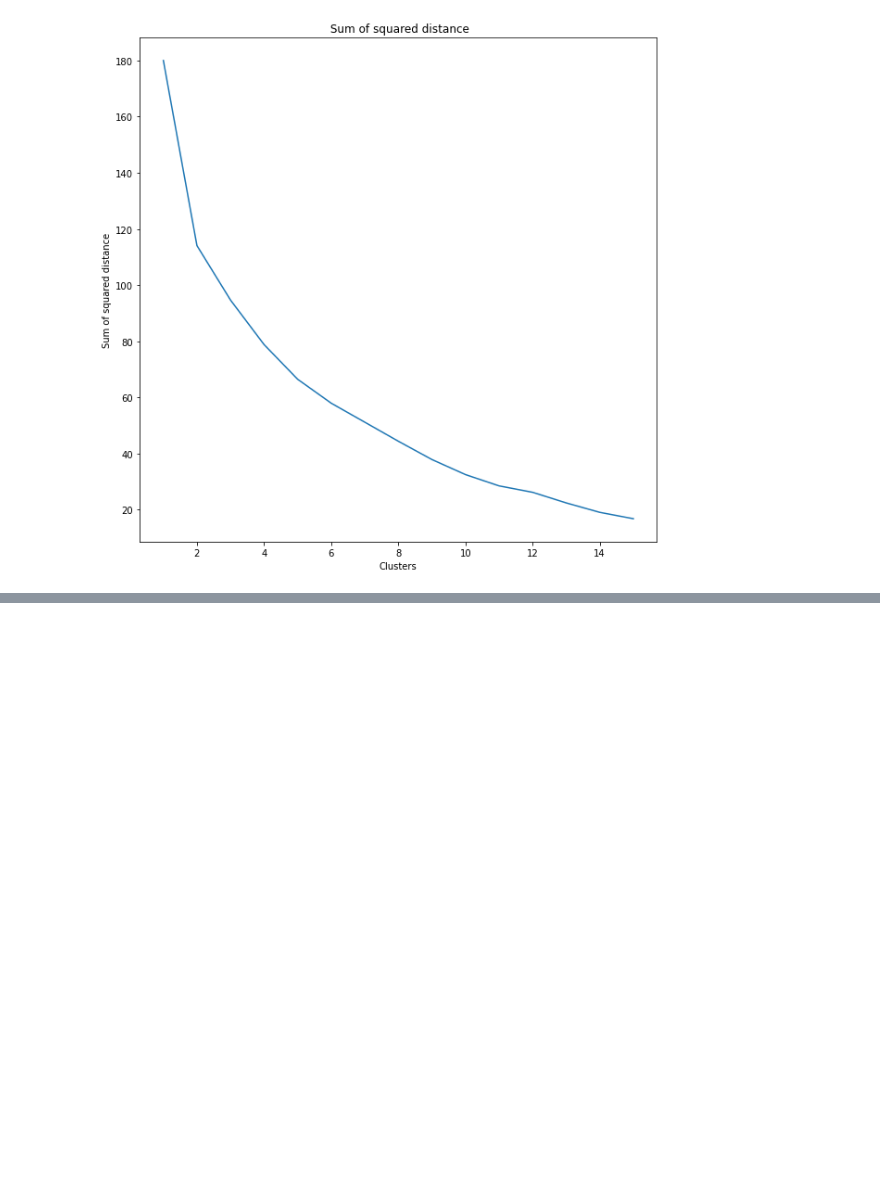
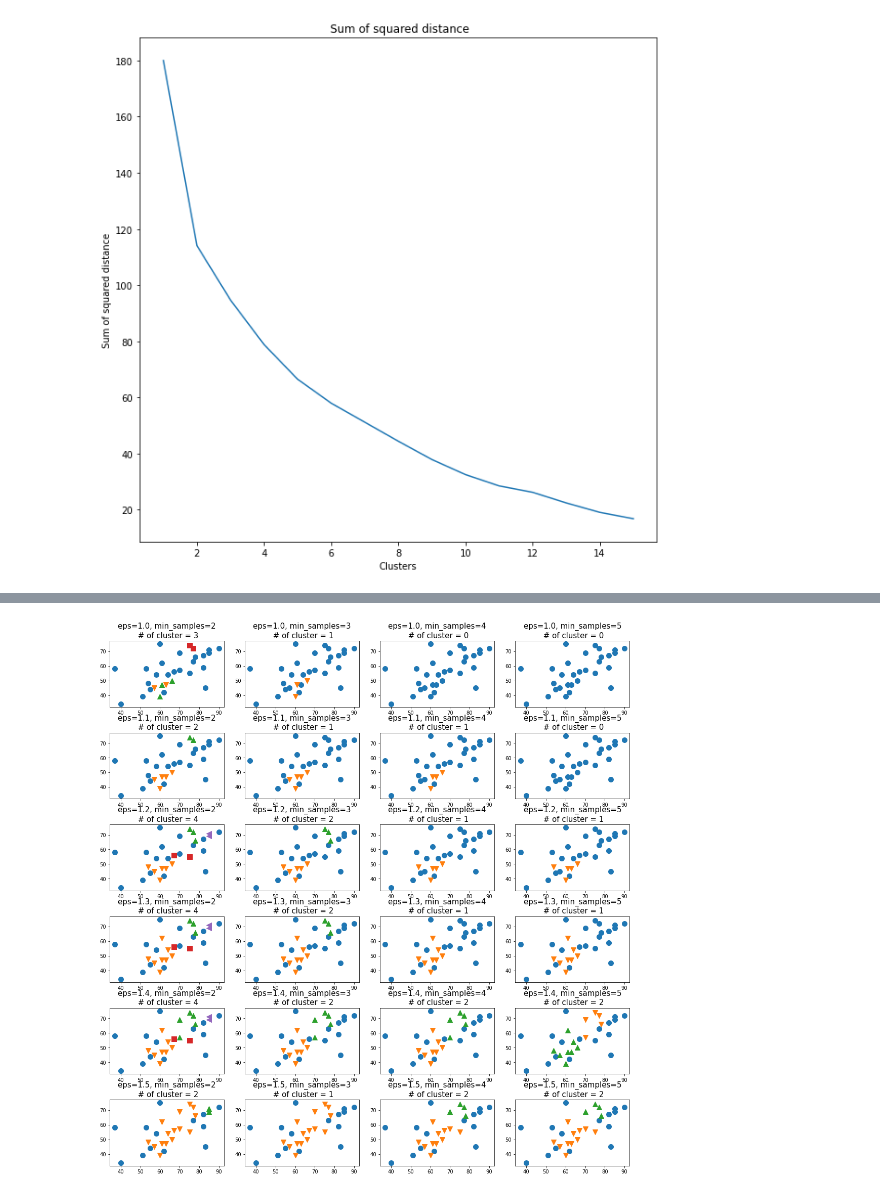
Before and after one commit to nsh6547/POSCO_Ai-BigData_academy, a Jupyter notebook: Week2_BigData/수업/A1_노선호_빅데이터2_1121.ipynb, the cells around one changed output, grey strips where cells are left out. Saved outputs shown, nothing was run; the diff lists cells and outputs as text; code cells hidden in the pictures; blank space fills up the shorter version.

```diff
--- a/Week2_BigData/수업/A1_노선호_빅데이터2_1121.ipynb
+++ b/Week2_BigData/수업/A1_노선호_빅데이터2_1121.ipynb
@@ -211,4 +212,5 @@ Text(0, 0.5, 'Sum of squared distance')
 clus=KMeans(5)
 clus.fit(df_raw_x)
 cluster_kmeans=[i+1 for i in clus.labels_]
-df["ClusterKmeans"]
+df["ClusterKmeans"] = cluster_kmeans
+df.head()
@@ -214,0 +240,23 @@ df["ClusterKmeans"]
+# %%
+
+X=df['DISSATIS']
+Y=df['CHANCE']
+
+markers = ['o','v','^','s','<','>','p','D']
+
+para_eps =[k/10 for k in range(10, 16)]
+para_min_sample=[2,3,4,5]
+fig, axes = plt.subplots(len(para_eps), len(para_min_sample), figsize=(15,15))
+fig.tight_layout(w_pad=1, h_pad=3)
+
+for i, eps in enumerate(para_eps):
+    for j, min_sample in enumerate(para_min_sample):
+        dbscan = DBSCAN(min_samples = min_sample, eps=eps)
+        clusters = dbscan.fit_predict(df_raw_x)
+        clusters+=1
+
+        for(n_clus, clus) in enumerate(range(min(clusters), max(clusters)+1)):
+            axes[i,j].scatter(X[clusters==clus], Y[clusters==clus], marker=markers[n_clus], s=100)
+            axes[i,j].set_title('eps='+str(eps)+', min_samples='+str(min_sample)+'\n # of cluster = '+str(max(clusters)),fontsize=15)
+# %% [output]
+[figure, added]
```
Also changed, not shown: parts of 13 cells of this notebook, 1 other file.
